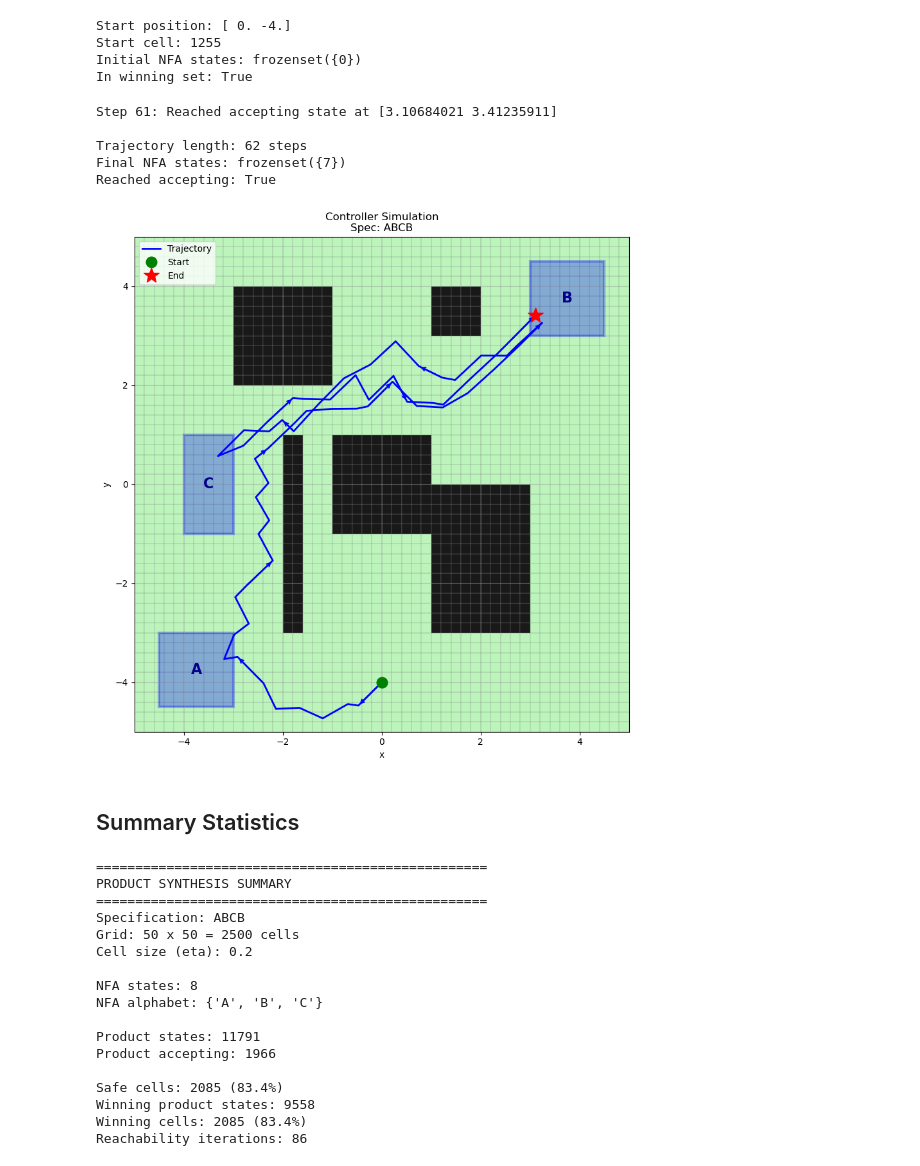
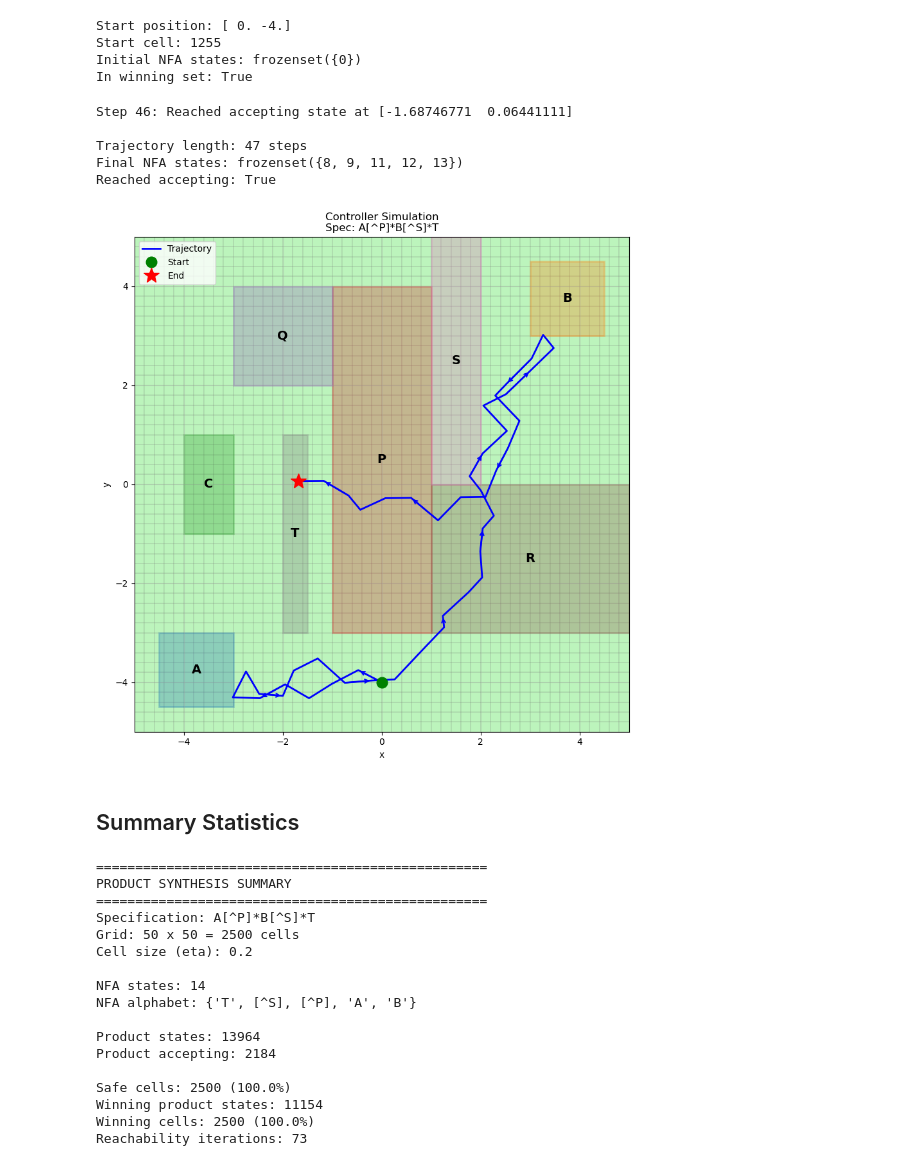
Before and after one commit to mahmoudmaftah/Robotics-project, a Jupyter notebook: symbolic_ilyashakkou/test_product_synthesis.ipynb, the cells around one changed output. Saved outputs shown, nothing was run; the diff lists cells and outputs as text; code cells hidden in the pictures.

Commit message:
Add obstacle Regex Spec to symbolic control

```diff
--- a/symbolic_ilyashakkou/test_product_synthesis.ipynb
+++ b/symbolic_ilyashakkou/test_product_synthesis.ipynb
@@ -32,31 +32,28 @@ w_bound = 0.1               # Disturbance bound
 u_values = np.linspace(-1, 1, num=5)  # Control values per axis
 # %%
 # ============================================================
-# REGIONS (named regions for the specification)
+# REGIONS (named regions on the grid)
 # Format: 'name': [x_min, x_max, y_min, y_max]
 # ============================================================
+# Each region is just a labeled area. Use [^...] in the regex to avoid regions.
 regions = {
-    # Waypoint regions
     'A': [-4.5, -3, -4.5, -3],     # Bottom-left corner
     'B': [3, 4.5, 3, 4.5],          # Top-right corner
-    'C': [-4, -3, -1, 1],
-
-    # Obstacles
-    'obs1': [-1, 1, -1, 1],         # Center obstacle
-    'obs2': [-3, -1, 2, 4],         # Top-left obstacle
-    'obs3': [1, 3, -3, 0],          # Bottom-right obstacle
-    'obs4': [1, 2, 3, 4],
-    'obs5': [-2, -1.5, -3, 1]
+    'C': [-4, -3, -1, 1],           # Left side
+    'P': [-1, 1, -3, 4],            # Center
+    'Q': [-3, -1, 2, 4],            # Top-left
+    'R': [1, 5, -3, 0],             # Bottom-right
+    'S': [1, 2, 0, 5],              # Near B
+    'T': [-2, -1.5, -3, 1]          # Left-center
 }
-
-# Names of obstacle regions
-obstacle_names = {'obs1', 'obs2', 'obs3', 'obs4', 'obs5'}
 
 # ============================================================
 # SPECIFICATION (Regular Expression)
 # ============================================================
-# Simple spec: Visit A, then visit B
-spec = "ABCB"
+# Use [^XYZ]* to avoid regions X, Y, Z while navigating
+# Example: "A[^PQRST]*B" = go to A, then to B while avoiding P,Q,R,S,T
+# spec = "A[^PQRST]*B[^PQRST]*C[^PQRST]*B"
+spec = "A[^P]*B[^S]*T"
 
 # ============================================================
 # START POSITION
@@ -95,9 +92,9 @@ Total transitions: 62500
 ## Run Product Synthesis
 # %%
 # Create product synthesis and run
+# NOTE: obstacles are now specified in the regex via [^...] syntax
 synth = ProductSynthesis(
     abstraction=abstraction,
-    obstacles=obstacle_names,
     regions=regions,
     spec=spec
 )
@@ -220,43 +218,40 @@ Start position: [ 0. -4.]
 Start cell: 1255
 Initial NFA states: frozenset({0})
 In winning set: True
-# %%
-# Run simulation
-trajectory, nfa_trace = synth.simulate(start_position, max_steps=100, verbose=True)
-print(f"\nTrajectory length: {len(trajectory)} steps")
-print(f"Final NFA states: {nfa_trace[-1] if nfa_trace else 'N/A'}")
-print(f"Reached accepting: {synth.is_accepting(nfa_trace[-1]) if nfa_trace else False}")
-# %% [output]
-Step 61: Reached accepting state at [3.10684021 3.41235911]
-
-Trajectory length: 62 steps
-Final NFA states: frozenset({7})
-Reached accepting: True
 # %%
+# Run simulation
+trajectory, nfa_trace = synth.simulate(start_position, max_steps=100, verbose=True)
+print(f"\nTrajectory length: {len(trajectory)} steps")
+print(f"Final NFA states: {nfa_trace[-1] if nfa_trace else 'N/A'}")
+print(f"Reached accepting: {synth.is_accepting(nfa_trace[-1]) if nfa_trace else False}")
+
 # Visualize trajectory
 fig, ax = plt.subplots(figsize=(10, 10))
-visualize_product_synthesis(synth, ax, title="Controller Simulation")
+visualize_synthesis(synth, ax=ax, title="Controller Simulation")
 
 # Plot trajectory
 ax.plot(trajectory[:, 0], trajectory[:, 1], 'b-', linewidth=2, label='Trajectory', zorder=10)
 ax.plot(trajectory[0, 0], trajectory[0, 1], 'go', markersize=12, label='Start', zorder=11)
 ax.plot(trajectory[-1, 0], trajectory[-1, 1], 'r*', markersize=18, label='End', zorder=11)
 
 # Add arrows to show direction
 n_arrows = min(10, len(trajectory) - 1)
 step = max(1, len(trajectory) // n_arrows)
 for i in range(0, len(trajectory) - 1, step):
-    dx = trajectory[i+1, 0] - trajectory[i, 0]
-    dy = trajectory[i+1, 1] - trajectory[i, 1]
     ax.annotate('', xy=(trajectory[i+1, 0], trajectory[i+1, 1]),
                 xytext=(trajectory[i, 0], trajectory[i, 1]),
                 arrowprops=dict(arrowstyle='->', color='blue', lw=1.5),
                 zorder=10)
 
 ax.legend(loc='upper left')
 plt.show()
 # %% [output]
+Step 46: Reached accepting state at [-1.68746771  0.06441111]
+
+Trajectory length: 47 steps
+Final NFA states: frozenset({8, 9, 11, 12, 13})
+Reached accepting: True
-[figure, old version]
+[figure, new version]
 # %% [markdown]
 ## Summary Statistics
 # %%
@@ -284,17 +279,17 @@ print(f"Reachability iterations: {len(synth.reach_sets) - 1}")
 ==================================================
 PRODUCT SYNTHESIS SUMMARY
 ==================================================
-Specification: ABCB
+Specification: A[^P]*B[^S]*T
 Grid: 50 x 50 = 2500 cells
 Cell size (eta): 0.2
 
-NFA states: 8
-NFA alphabet: {'A', 'B', 'C'}
+NFA states: 14
+NFA alphabet: {'T', [^S], [^P], 'A', 'B'}
 
-Product states: 11791
-Product accepting: 1966
+Product states: 13964
+Product accepting: 2184
 
-Safe cells: 2085 (83.4%)
-Winning product states: 9558
-Winning cells: 2085 (83.4%)
-Reachability iterations: 86
+Safe cells: 2500 (100.0%)
+Winning product states: 11154
+Winning cells: 2500 (100.0%)
+Reachability iterations: 73
```
Also changed, not shown: parts of 17 cells of this notebook, 7 other files.
